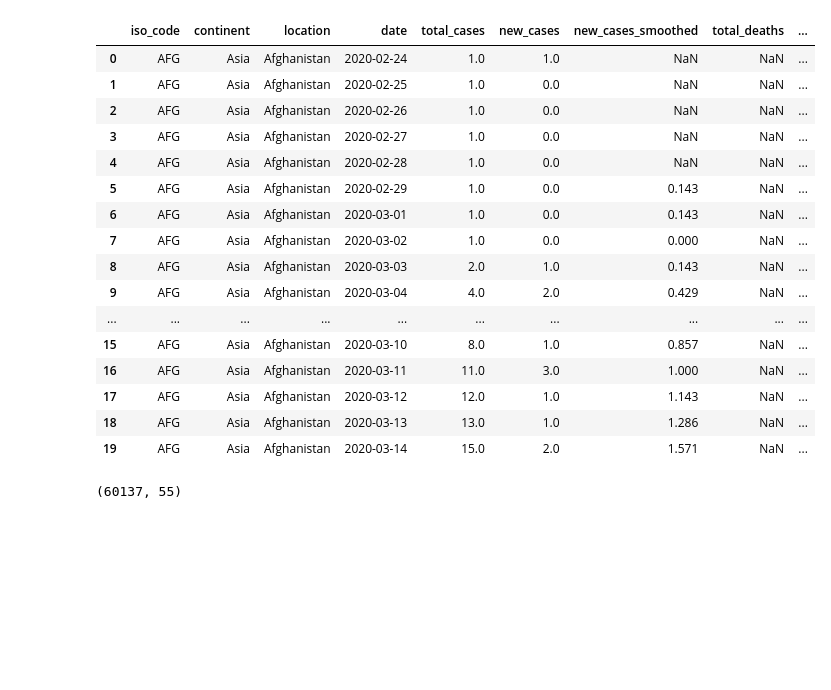
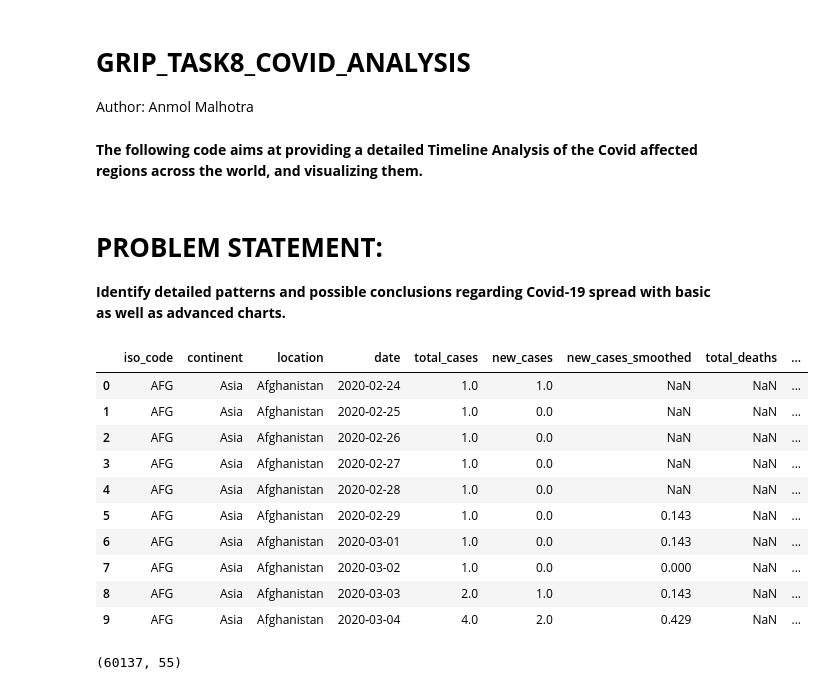
Before and after one commit to anmol1810rs/The_Sparks_Foundation_Internship, a Jupyter notebook: GRIP_TASK8_COVID19_ANALYSIS.ipynb, the cells around one changed output. Drawn from its saved outputs; the diff is of its cells as text; code cells hidden in the pictures; blank space fills up the shorter version.

```diff
--- a/GRIP_TASK8_COVID19_ANALYSIS.ipynb
+++ b/GRIP_TASK8_COVID19_ANALYSIS.ipynb
@@ -1,3 +1,13 @@
 # %% [markdown]
 <a href="https://colab.research.google.com/github/anmol1810rs/The_Sparks_Foundation_Internship/blob/main/GRIP_TASK8_COVID19_ANALYSIS.ipynb" target="_parent"><img src="https://colab.research.google.com/assets/colab-badge.svg" alt="Open In Colab"/></a>
+# %% [markdown]
+# **GRIP_TASK8_COVID_ANALYSIS**
+   Author: Anmol Malhotra
+# %% [markdown]
+**The following code aims at providing a detailed Timeline Analysis of the Covid affected regions across the world, and visualizing them.**
+# %% [markdown]
+# **PROBLEM STATEMENT:**
+
+**Identify detailed patterns and possible conclusions regarding Covid-19 spread
+with basic as well as advanced charts.**
 # %%
@@ -9,26 +20,21 @@ import pylab as pl
 import seaborn as sns
 %matplotlib inline
 # %%
+#Reading the Data
 covid_data = pd.read_csv('/content/owid-covid-data.csv');
-covid_data.head(20)
+covid_data.head(10)
 # %% [output]
 |  | iso_code | continent | location | date | total_cases | new_cases | new_cases_smoothed | total_deaths | ... |
 | 0 | AFG | Asia | Afghanistan | 2020-02-24 | 1.0 | 1.0 | NaN | NaN | ... |
 | 1 | AFG | Asia | Afghanistan | 2020-02-25 | 1.0 | 0.0 | NaN | NaN | ... |
 | 2 | AFG | Asia | Afghanistan | 2020-02-26 | 1.0 | 0.0 | NaN | NaN | ... |
 | 3 | AFG | Asia | Afghanistan | 2020-02-27 | 1.0 | 0.0 | NaN | NaN | ... |
 | 4 | AFG | Asia | Afghanistan | 2020-02-28 | 1.0 | 0.0 | NaN | NaN | ... |
 | 5 | AFG | Asia | Afghanistan | 2020-02-29 | 1.0 | 0.0 | 0.143 | NaN | ... |
 | 6 | AFG | Asia | Afghanistan | 2020-03-01 | 1.0 | 0.0 | 0.143 | NaN | ... |
 | 7 | AFG | Asia | Afghanistan | 2020-03-02 | 1.0 | 0.0 | 0.000 | NaN | ... |
 | 8 | AFG | Asia | Afghanistan | 2020-03-03 | 2.0 | 1.0 | 0.143 | NaN | ... |
 | 9 | AFG | Asia | Afghanistan | 2020-03-04 | 4.0 | 2.0 | 0.429 | NaN | ... |
-| ... | ... | ... | ... | ... | ... | ... | ... | ... | ... |
-| 15 | AFG | Asia | Afghanistan | 2020-03-10 | 8.0 | 1.0 | 0.857 | NaN | ... |
-| 16 | AFG | Asia | Afghanistan | 2020-03-11 | 11.0 | 3.0 | 1.000 | NaN | ... |
-| 17 | AFG | Asia | Afghanistan | 2020-03-12 | 12.0 | 1.0 | 1.143 | NaN | ... |
-| 18 | AFG | Asia | Afghanistan | 2020-03-13 | 13.0 | 1.0 | 1.286 | NaN | ... |
-| 19 | AFG | Asia | Afghanistan | 2020-03-14 | 15.0 | 2.0 | 1.571 | NaN | ... |
 # %%
 # Analyzing the rows and columns count of the dataset
 covid_data.shape
```
Also changed, not shown: parts of 3 cells of this notebook.
